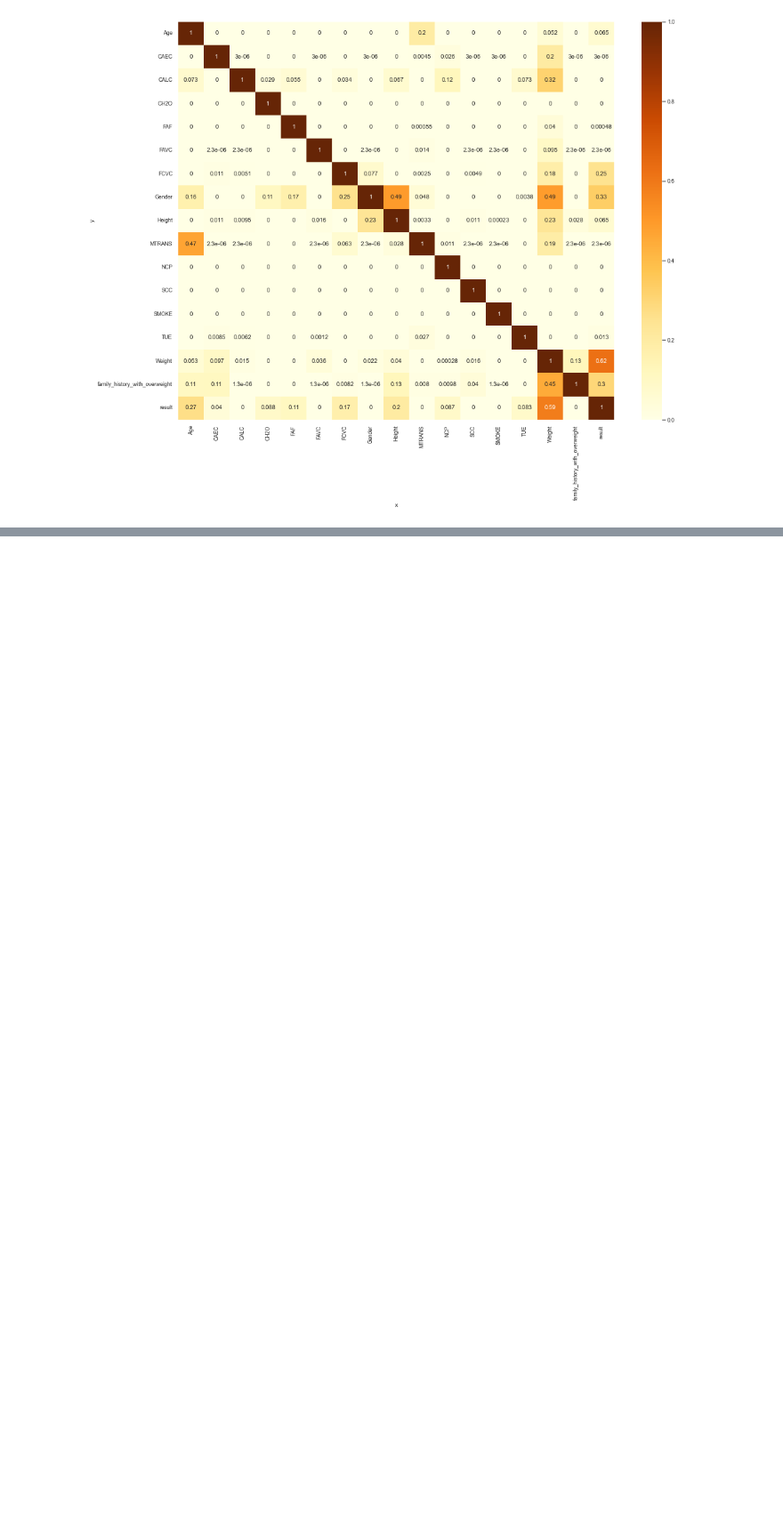
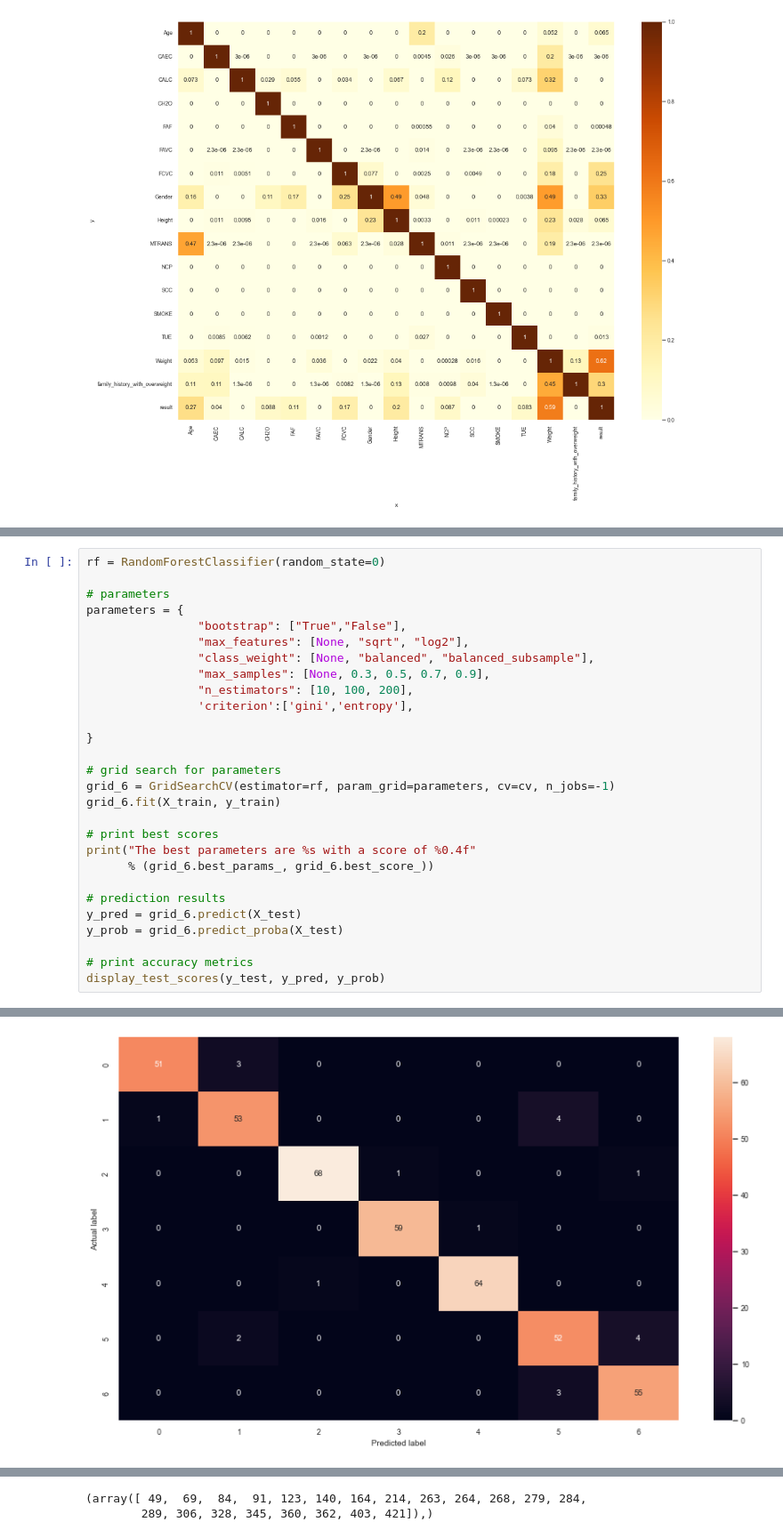
Before and after one commit to SanketAgwl/Obesity-Prediction-Data-Science, a Jupyter notebook: project.ipynb, the cells around one changed output, grey strips where cells are left out. Shown at 89% size. Cells and saved outputs as stored; diff of their text form; blank space fills up the shorter version.

```diff
--- a/project.ipynb
+++ b/project.ipynb
@@ -954,0 +1145,29 @@ weighted avg       0.97      0.97      0.97       423
+# %%
+rf = RandomForestClassifier(random_state=0)
+
+# parameters
+parameters = {
+                "bootstrap": ["True","False"],
+                "max_features": [None, "sqrt", "log2"],
+                "class_weight": [None, "balanced", "balanced_subsample"],
+                "max_samples": [None, 0.3, 0.5, 0.7, 0.9],
+                "n_estimators": [10, 100, 200],
+                'criterion':['gini','entropy'],
+
+}
+
+# grid search for parameters
+grid_6 = GridSearchCV(estimator=rf, param_grid=parameters, cv=cv, n_jobs=-1)
+grid_6.fit(X_train, y_train)
+
+# print best scores
+print("The best parameters are %s with a score of %0.4f"
+      % (grid_6.best_params_, grid_6.best_score_))
+
+# prediction results
+y_pred = grid_6.predict(X_test)
+y_prob = grid_6.predict_proba(X_test)
+
+# print accuracy metrics
+display_test_scores(y_test, y_pred, y_prob)
+# %% [output]
@@ -954,0 +1188 @@ weighted avg       0.97      0.97      0.97       423
+[figure, added]
@@ -954,0 +1227,2 @@ weighted avg       0.97      0.97      0.97       423
+(array([ 49,  69,  84,  91, 123, 140, 164, 214, 263, 264, 268, 279, 284,
+        289, 306, 328, 345, 360, 362, 403, 421]),)
```
Also changed, not shown: parts of 64 cells of this notebook.
